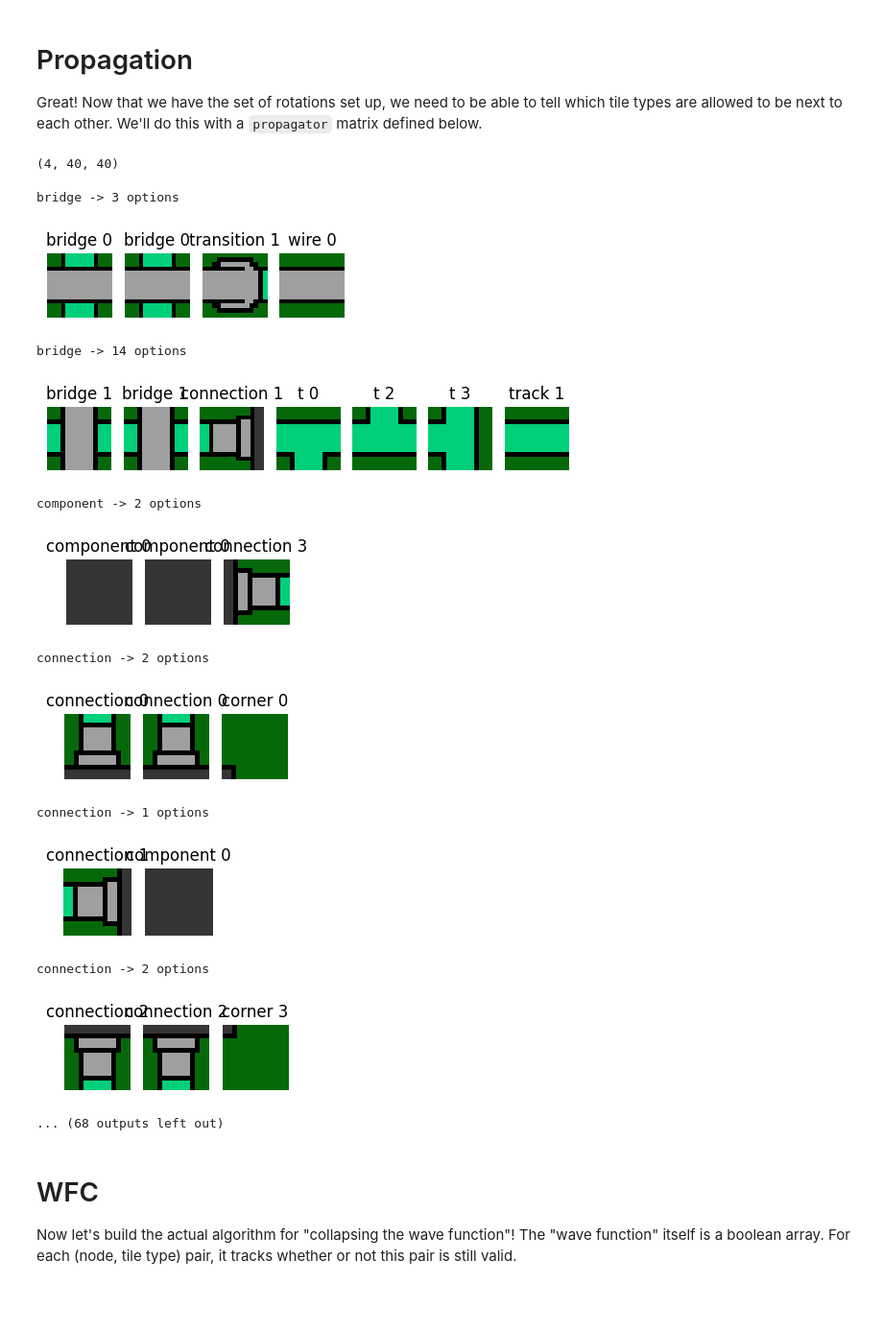
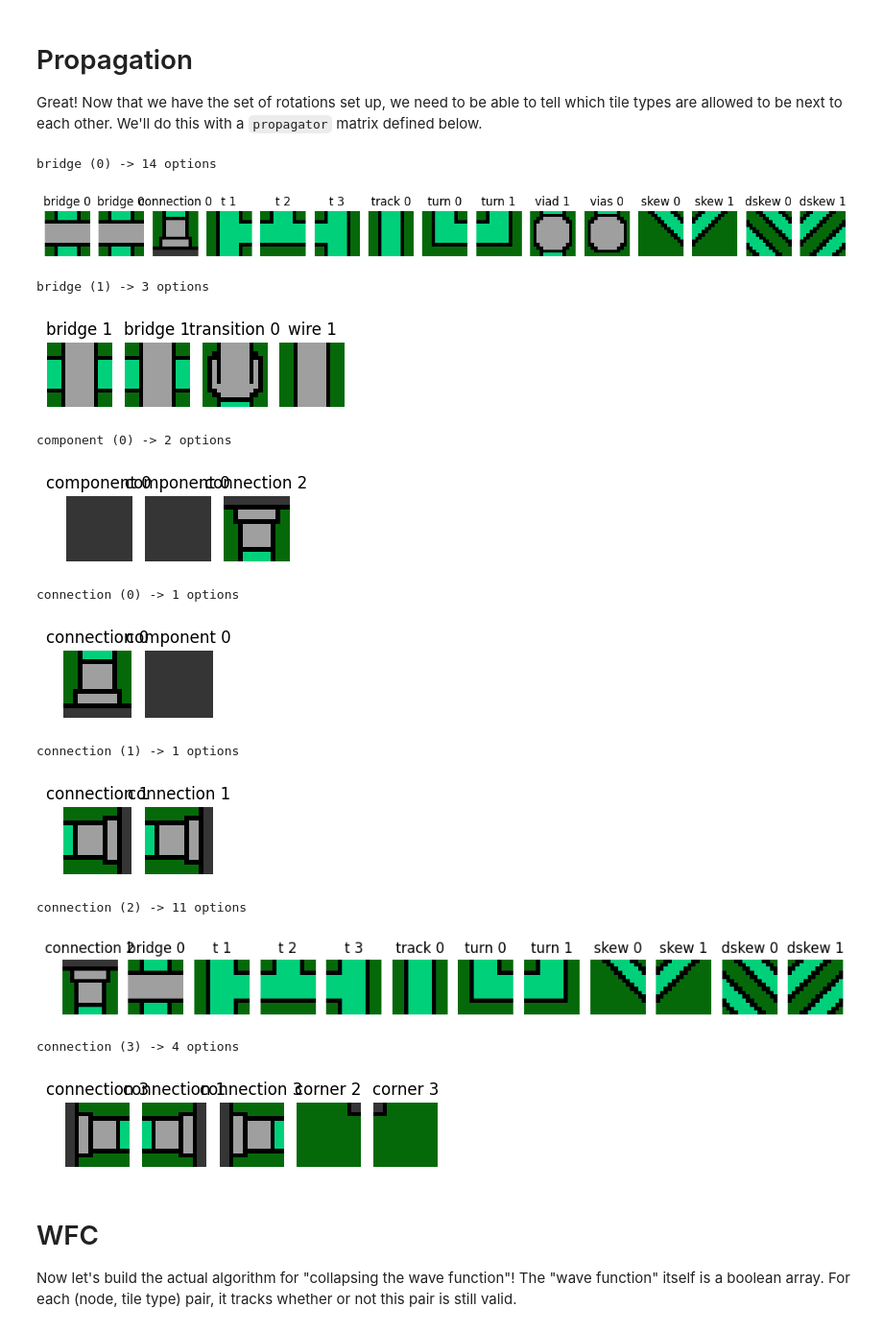
Before and after one commit to adzcai/wave-function-collapse, a Jupyter notebook: WFC.ipynb, the cells around one changed output. Shown at 96% size. Cells and saved outputs as stored; diff of their text form; code cells hidden in the pictures; blank space fills up the shorter version.

```diff
--- a/WFC.ipynb
+++ b/WFC.ipynb
@@ -149,9 +164,8 @@ def show_symmetries(tile: str, tileset=circuit_tiles):
     fig, axs = plt.subplots(2, 5, figsize=(6, 2.2))
 
     symmetry = tileset.symmetry(tile)
-    img = tileset.load_img(tile)
 
-    axs[0, 0].imshow(img)
+    axs[0, 0].imshow(tileset.load_img(tile))
     axs[0, 0].axis("off")
     axs[0, 0].set_title(f"{tile} ({tileset.symmetry_name(tile)})")
 
@@ -160,8 +174,8 @@ def show_symmetries(tile: str, tileset=circuit_tiles):
     for j, k in enumerate(_get_symmetry(symmetry)):
         i = j + 1
         k0, k1 = k[0].item(), k[1].item()
-        axs[0, i].imshow(jnp.rot90(img, k0))
-        axs[1, i].imshow(jnp.rot90(img, k1))
+        axs[0, i].imshow(tileset.load_img(tile, k0))
+        axs[1, i].imshow(tileset.load_img(tile, k1))
         axs[0, i].axis("off")
         axs[1, i].axis("off")
         axs[0, i].set_title(k0)
@@ -199,7 +211,7 @@ def load_patterns(tiles: Tileset):
     stepsto = []
     weights = []
 
-    for name, symmetry, weight in tiles.tiles.itertuples():
+    for name, symmetry, weight, _ in tiles.tiles.itertuples():
         s = get_symmetries(symmetry)  # Shape (sym.card, 4, 2)
         card = s.shape[0]
         names.extend([name] * card)
@@ -312,56 +334,49 @@ def create_propagator(tileset: Tileset, stepsto: pd.DataFrame) -> jnp.ndarray:
     return propagator
 # %%
 propagator = create_propagator(circuit_tiles, patterns)
-propagator.shape
+assert propagator.shape == (ND, len(patterns), len(patterns))
-# %% [output]
-(4, 40, 40)
 # %%
 def plot_connections(tile, spin=0, d=RIGHT):
     """Visualize the connections in the propagator for a given tile and direction."""
-    img = circuit_tiles.load_img(tile)
-    img = jnp.rot90(img, spin)
     idx = patterns.index.get_loc((tile, spin))
     (dst,) = jnp.nonzero(propagator[d, idx])  # list of possible destination tiles
 
-    print(f"{tile} -> {len(dst)} options")
-
-    dst = dst[:6]  # only show the first 6
+    print(f"{tile} ({spin}) -> {len(dst)} options")
 
     fig, axs = plt.subplots(1, 1 + len(dst), figsize=(1 + len(dst), 1))
 
-    axs[0].imshow(img)
+    axs[0].imshow(circuit_tiles.load_img(tile, spin))
     axs[0].axis("off")
     axs[0].set_title(f"{tile} {spin}")
 
     for i, j in enumerate(dst):
         name, spin = patterns.iloc[j.item()].name
-        img = circuit_tiles.load_img(name)
-        img = jnp.rot90(img, spin)
-
-        axs[i + 1].imshow(img)
+        axs[i + 1].imshow(circuit_tiles.load_img(name, spin))
         axs[i + 1].axis("off")
         axs[i + 1].set_title(f"{name} {spin}")
 
     plt.show()
 # %%
-if visualize:
-    for tile in circuit_tiles.tiles.index:  # pick some of the tiles to visualize
+if True:
+    d = DOWN
+    for tile in circuit_tiles.tiles.index[:3]:  # pick some of the tiles to visualize
         for spin in range(circuit_tiles.symmetry(tile).card):
-            plot_connections(tile, spin)
+            plot_connections(tile, spin, d)
 # %% [output]
-bridge -> 3 options
+bridge (0) -> 14 options
-[figure, old version]
+[figure, new version]
-bridge -> 14 options
+bridge (1) -> 3 options
-[figure, old version]
+[figure, new version]
-component -> 2 options
+component (0) -> 2 options
-[figure, old version]
+[figure, new version]
-connection -> 2 options
+connection (0) -> 1 options
-[figure, old version]
+[figure, new version]
-connection -> 1 options
+connection (1) -> 1 options
-[figure, old version]
+[figure, new version]
-connection -> 2 options
+connection (2) -> 11 options
-[figure, old version]
+[figure, new version]
-... (68 outputs left out)
+connection (3) -> 4 options
+[figure, added]
 # %% [markdown]
 # WFC
 
```
Also changed, not shown: parts of 14 cells of this notebook.
